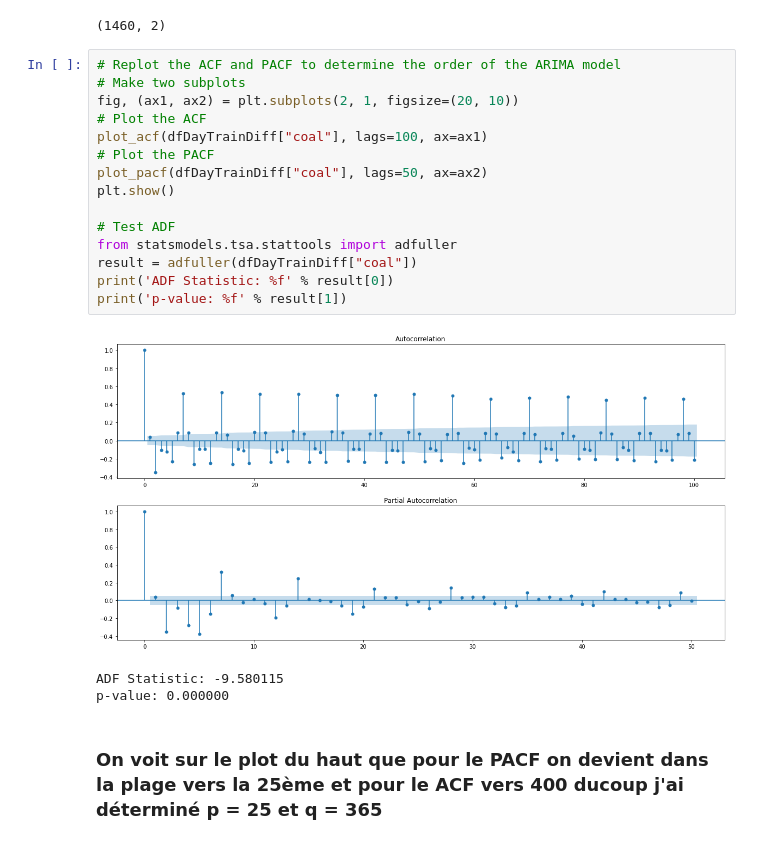
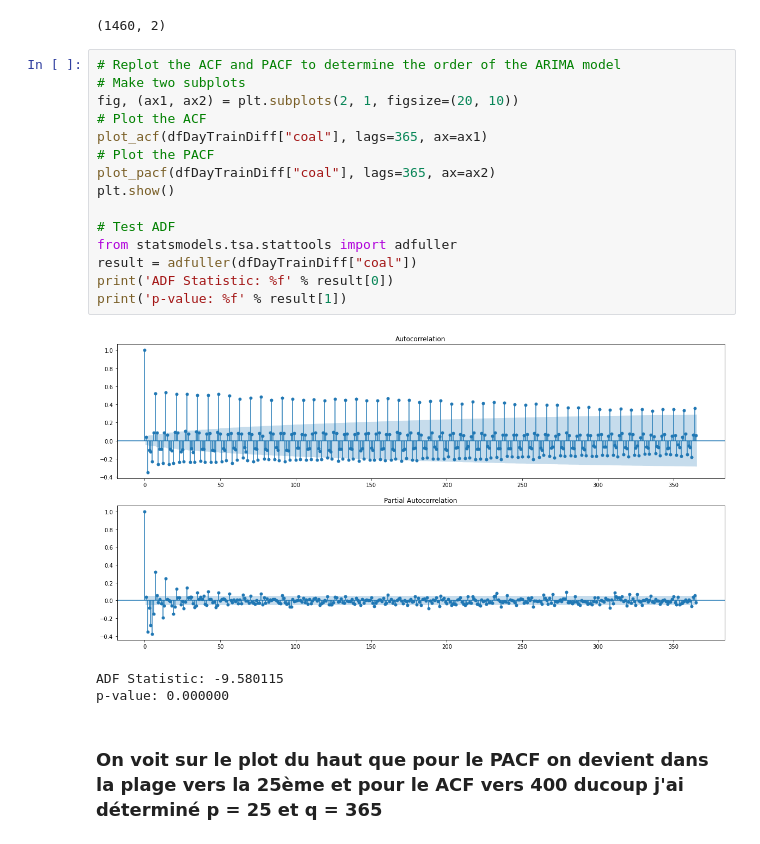
Before and after one commit to 73jn/AnSeqData, a Jupyter notebook: Project/project.ipynb, the cells around one changed output. Saved outputs shown, nothing was run; the diff lists cells and outputs as text.

```diff
--- a/Project/project.ipynb
+++ b/Project/project.ipynb
@@ -173,20 +193,20 @@ print(dfDayTrainDiff.shape)
 # %%
 # Replot the ACF and PACF to determine the order of the ARIMA model
 # Make two subplots
 fig, (ax1, ax2) = plt.subplots(2, 1, figsize=(20, 10))
 # Plot the ACF
-plot_acf(dfDayTrainDiff["coal"], lags=100, ax=ax1)
+plot_acf(dfDayTrainDiff["coal"], lags=365, ax=ax1)
 # Plot the PACF
-plot_pacf(dfDayTrainDiff["coal"], lags=50, ax=ax2)
+plot_pacf(dfDayTrainDiff["coal"], lags=365, ax=ax2)
 plt.show()
 
 # Test ADF
 from statsmodels.tsa.stattools import adfuller
 result = adfuller(dfDayTrainDiff["coal"])
 print('ADF Statistic: %f' % result[0])
 print('p-value: %f' % result[1])
 # %% [output]
-[figure, old version]
+[figure, new version]
 ADF Statistic: -9.580115
 p-value: 0.000000
 # %% [markdown]
```
Also changed, not shown: parts of 8 cells of this notebook, 2 other files.
